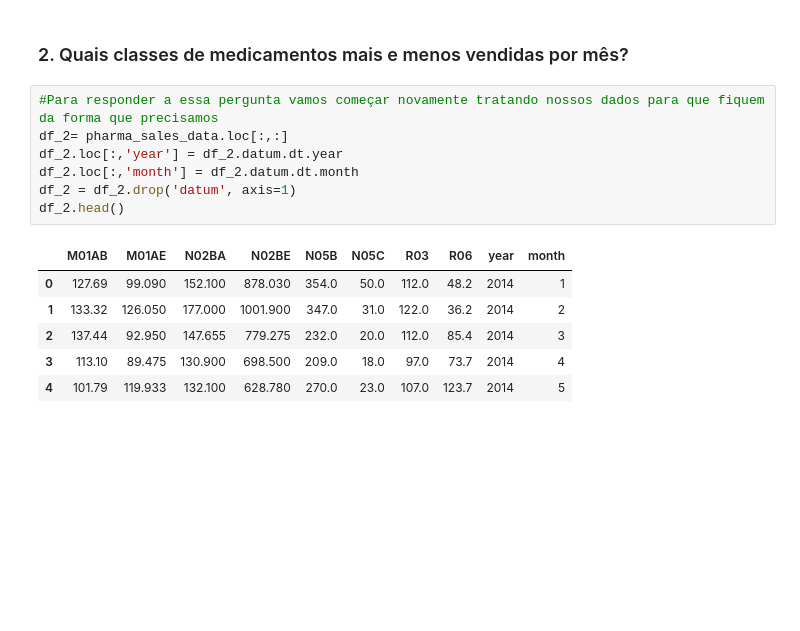
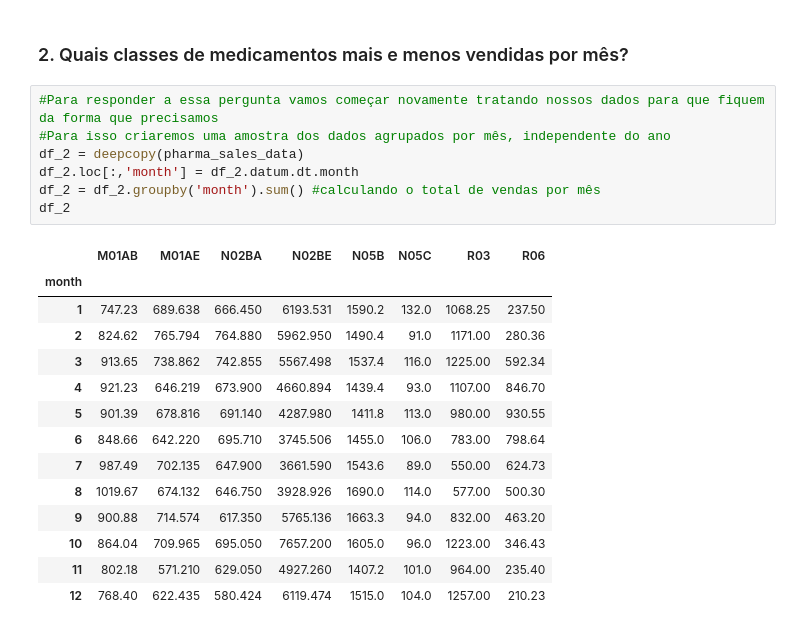
Before and after one commit to ailafelixa/EDA-Pharmaceutical-Sales, a Jupyter notebook: pharma-sales-analysis.ipynb, the cells around one changed output. Saved outputs shown, nothing was run; the diff lists cells and outputs as text; blank space fills up the shorter version.

Commit message:
Kaggle Notebook | pharma_sales_analysis | Version 7

```diff
--- a/pharma-sales-analysis.ipynb
+++ b/pharma-sales-analysis.ipynb
@@ -259,15 +260,23 @@ Text(0.05, 0.2, 'R03')
 ### 2. Quais classes de medicamentos mais e menos vendidas por mês? ##
 # %%
 #Para responder a essa pergunta vamos começar novamente tratando nossos dados para que fiquem da forma que precisamos
-df_2= pharma_sales_data.loc[:,:]
-df_2.loc[:,'year'] = df_2.datum.dt.year
+#Para isso criaremos uma amostra dos dados agrupados por mês, independente do ano
+df_2 = deepcopy(pharma_sales_data)
 df_2.loc[:,'month'] = df_2.datum.dt.month
-df_2 = df_2.drop('datum', axis=1)
-df_2.head()
+df_2 = df_2.groupby('month').sum() #calculando o total de vendas por mês
+df_2
 # %% [output]
-|  | M01AB | M01AE | N02BA | N02BE | N05B | N05C | R03 | R06 | year | month |
-| 0 | 127.69 | 99.090 | 152.100 | 878.030 | 354.0 | 50.0 | 112.0 | 48.2 | 2014 | 1 |
-| 1 | 133.32 | 126.050 | 177.000 | 1001.900 | 347.0 | 31.0 | 122.0 | 36.2 | 2014 | 2 |
-| 2 | 137.44 | 92.950 | 147.655 | 779.275 | 232.0 | 20.0 | 112.0 | 85.4 | 2014 | 3 |
-| 3 | 113.10 | 89.475 | 130.900 | 698.500 | 209.0 | 18.0 | 97.0 | 73.7 | 2014 | 4 |
-| 4 | 101.79 | 119.933 | 132.100 | 628.780 | 270.0 | 23.0 | 107.0 | 123.7 | 2014 | 5 |
+|  | M01AB | M01AE | N02BA | N02BE | N05B | N05C | R03 | R06 |
+| month |  |  |  |  |  |  |  |  |
+| 1 | 747.23 | 689.638 | 666.450 | 6193.531 | 1590.2 | 132.0 | 1068.25 | 237.50 |
+| 2 | 824.62 | 765.794 | 764.880 | 5962.950 | 1490.4 | 91.0 | 1171.00 | 280.36 |
+| 3 | 913.65 | 738.862 | 742.855 | 5567.498 | 1537.4 | 116.0 | 1225.00 | 592.34 |
+| 4 | 921.23 | 646.219 | 673.900 | 4660.894 | 1439.4 | 93.0 | 1107.00 | 846.70 |
+| 5 | 901.39 | 678.816 | 691.140 | 4287.980 | 1411.8 | 113.0 | 980.00 | 930.55 |
+| 6 | 848.66 | 642.220 | 695.710 | 3745.506 | 1455.0 | 106.0 | 783.00 | 798.64 |
+| 7 | 987.49 | 702.135 | 647.900 | 3661.590 | 1543.6 | 89.0 | 550.00 | 624.73 |
+| 8 | 1019.67 | 674.132 | 646.750 | 3928.926 | 1690.0 | 114.0 | 577.00 | 500.30 |
+| 9 | 900.88 | 714.574 | 617.350 | 5765.136 | 1663.3 | 94.0 | 832.00 | 463.20 |
+| 10 | 864.04 | 709.965 | 695.050 | 7657.200 | 1605.0 | 96.0 | 1223.00 | 346.43 |
+| 11 | 802.18 | 571.210 | 629.050 | 4927.260 | 1407.2 | 101.0 | 964.00 | 235.40 |
+| 12 | 768.40 | 622.435 | 580.424 | 6119.474 | 1515.0 | 104.0 | 1257.00 | 210.23 |
```
Also changed, not shown: parts of 3 cells of this notebook.
